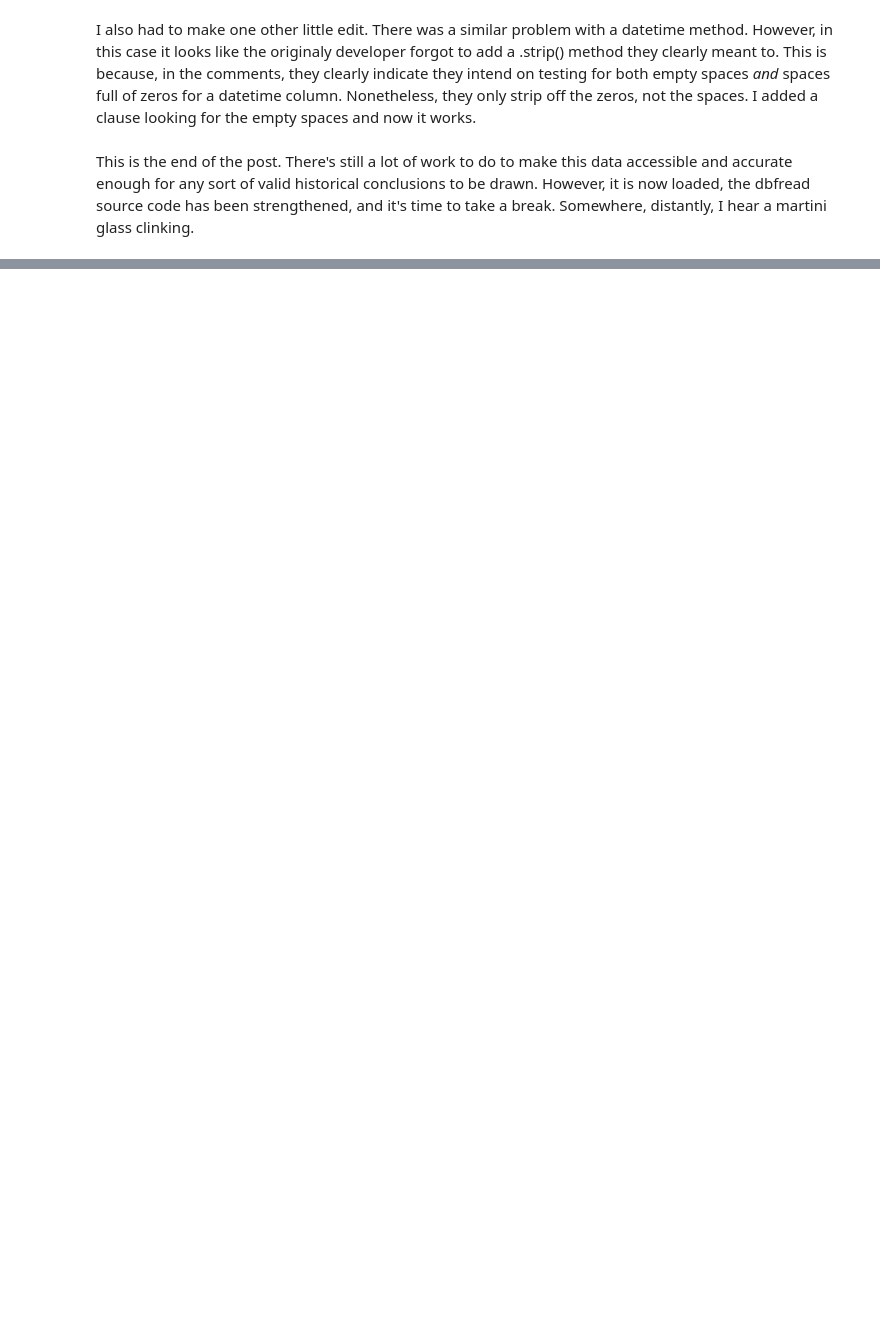
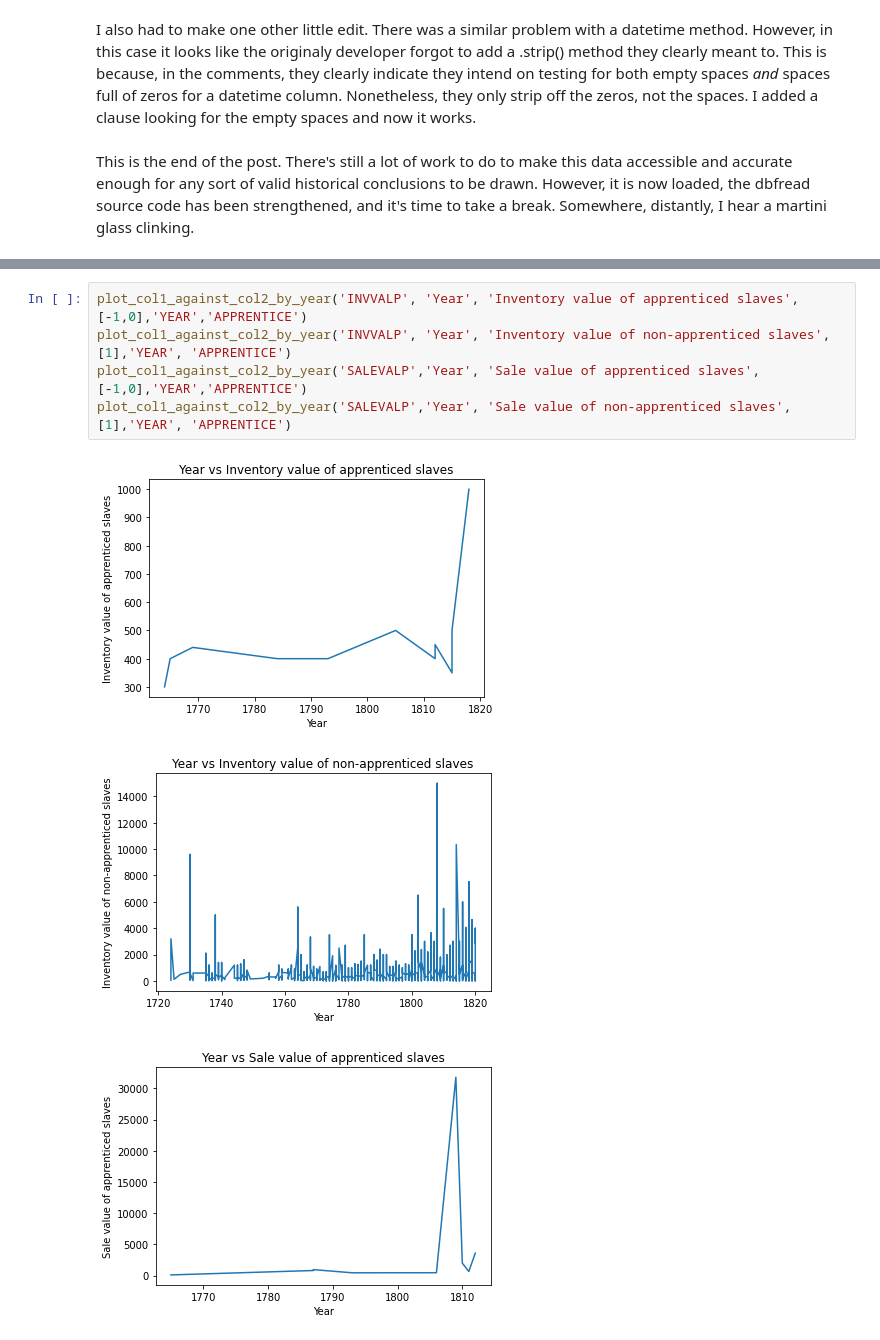
Before and after one commit to janneyt/Slave-Experience-Data-Analysis, a Jupyter notebook: SlaveExperienceLouisianaPart1(1).ipynb, the cells around one changed output, grey strips where cells are left out. Drawn from its saved outputs; the diff is of its cells as text; blank space fills up the shorter version.

```diff
--- a/SlaveExperienceLouisianaPart1(1).ipynb
+++ b/SlaveExperienceLouisianaPart1(1).ipynb
@@ -123,0 +1505,9 @@ This is the end of the post. There's still a lot of work to do to make this data
+# %%
+plot_col1_against_col2_by_year('INVVALP', 'Year', 'Inventory value of apprenticed slaves',[-1,0],'YEAR','APPRENTICE')
+plot_col1_against_col2_by_year('INVVALP', 'Year', 'Inventory value of non-apprenticed slaves',[1],'YEAR', 'APPRENTICE')
+plot_col1_against_col2_by_year('SALEVALP','Year', 'Sale value of apprenticed slaves',[-1,0],'YEAR','APPRENTICE')
+plot_col1_against_col2_by_year('SALEVALP','Year', 'Sale value of non-apprenticed slaves',[1],'YEAR', 'APPRENTICE')
+# %% [output]
+[figure, added]
+[figure, added]
+[figure, added]
```
Also changed, not shown: parts of 200 cells of this notebook.
